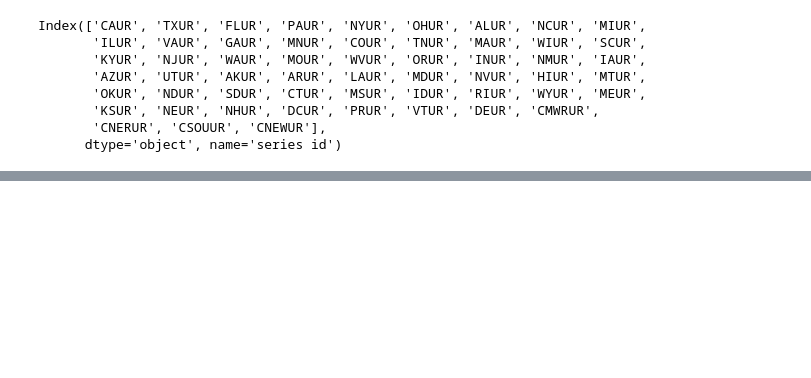
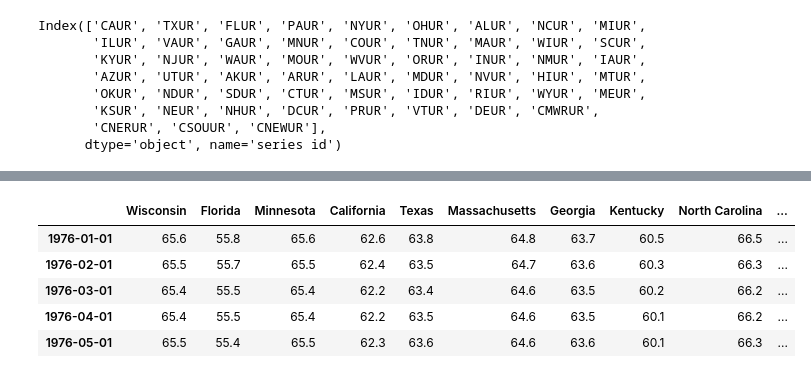
Before and after one commit to addomaks/Exploratory-Analysis, a Jupyter notebook: economics-analysis-using-pandas.ipynb, the cells around one changed output, grey strips where cells are left out. Cells and saved outputs as stored; diff of their text form; code cells hidden in the pictures; blank space fills up the shorter version.

```diff
--- a/economics-analysis-using-pandas.ipynb
+++ b/economics-analysis-using-pandas.ipynb
@@ -141,0 +113,6 @@ px.line(unemp_results)
+# %%
+part_df = fred.search('Participation Rate', order_by='popularity', filter=('frequency', 'Monthly'))
+part_df.query("seasonal_adjustment == 'Seasonally Adjusted' and units == 'Percent'", inplace = True)
+part_df = part_df.loc[part_df['title'].str.contains('Labor Force Participation Rate')]
+part_df = part_df.loc[part_df['observation_start'] >= '1976-1-1']
+part_df.head()
@@ -141,0 +142,21 @@ px.line(unemp_results)
+# %%
+part_results = []
+for i in part_df.index:
+    part_series = fred.get_series(series_id = i)
+    part_series = part_series.to_frame(name=i)
+    part_results.append(part_series)
+
+part_results = pd.concat(part_results, axis =1).drop(['LNS11327662', 'LNS11327660', 'LNS11327689', 'LNS11327659'], axis = 1)
+part_results.drop(index='2023-01-01', axis = 0, inplace = True)
+part_title = part_df['title'].str.replace('Labor Force Participation Rate for', '').to_dict()
+part_results = part_results.rename(columns = part_title)
+part_results.drop([' District Of Columbia'], axis=1, inplace=True)
+# %%
+part_results.head()
+# %% [output]
+|  | Wisconsin | Florida | Minnesota | California | Texas | Massachusetts | Georgia | Kentucky | North Carolina | ... |
+| 1976-01-01 | 65.6 | 55.8 | 65.6 | 62.6 | 63.8 | 64.8 | 63.7 | 60.5 | 66.5 | ... |
+| 1976-02-01 | 65.5 | 55.7 | 65.5 | 62.4 | 63.5 | 64.7 | 63.6 | 60.3 | 66.3 | ... |
+| 1976-03-01 | 65.4 | 55.5 | 65.4 | 62.2 | 63.4 | 64.6 | 63.5 | 60.2 | 66.2 | ... |
+| 1976-04-01 | 65.4 | 55.5 | 65.4 | 62.2 | 63.5 | 64.6 | 63.5 | 60.1 | 66.2 | ... |
+| 1976-05-01 | 65.5 | 55.4 | 65.5 | 62.3 | 63.6 | 64.6 | 63.6 | 60.1 | 66.3 | ... |
```
Also changed, not shown: parts of 10 cells of this notebook.
